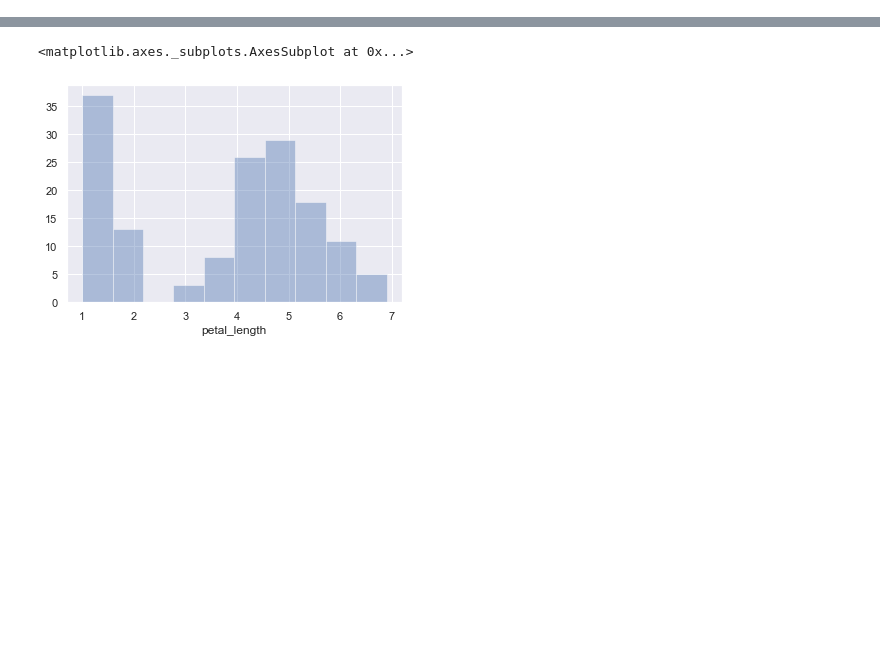
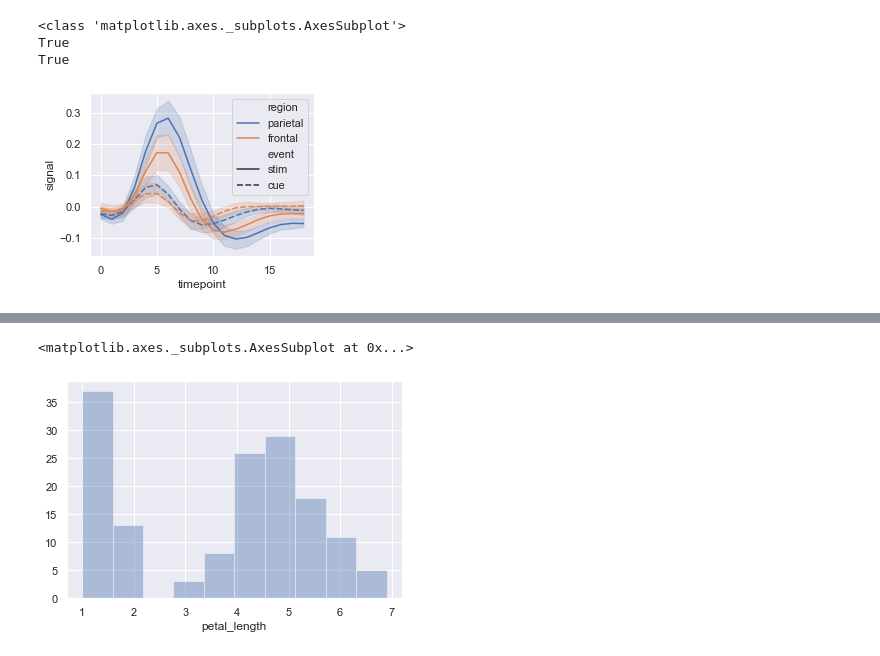
Before and after one commit to xmrogi/template, a Jupyter notebook: visualization/seaborn.ipynb, the cells around one changed output, grey strips where cells are left out. Drawn from its saved outputs; the diff is of its cells as text; code cells hidden in the pictures; blank space fills up the shorter version.

```diff
--- a/visualization/seaborn.ipynb
+++ b/visualization/seaborn.ipynb
@@ -20,0 +51,14 @@ iris.head()
+# %%
+"""axesレベル関数について"""
+plt.figure(figsize=(4, 3))
+ax = sns.lineplot(x="timepoint", y="signal",
+                  hue="region", style="event",
+                  data=fmri)
+print(type(ax))  # <class 'matplotlib.axes._subplots.AxesSubplot'>
+print(id(ax) == id(plt.gca()))  # True
+print(id(ax.figure) == id(plt.gcf()))  # True
+# %% [output]
+<class 'matplotlib.axes._subplots.AxesSubplot'>
+True
+True
+[figure, added]
```
Also changed, not shown: parts of 26 cells of this notebook, 1 other file.
